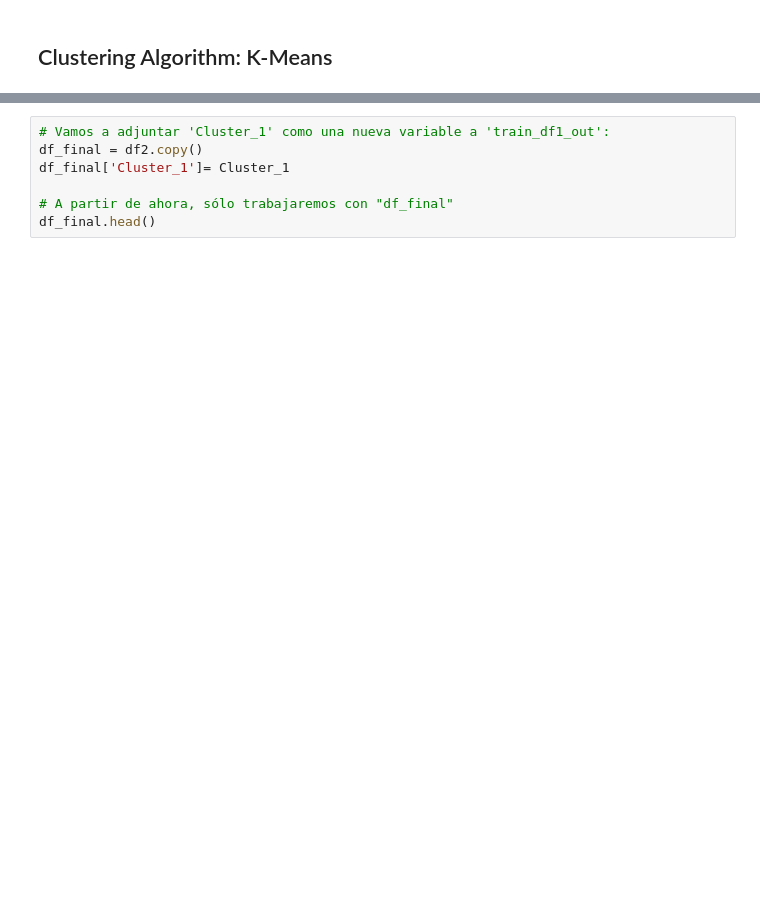
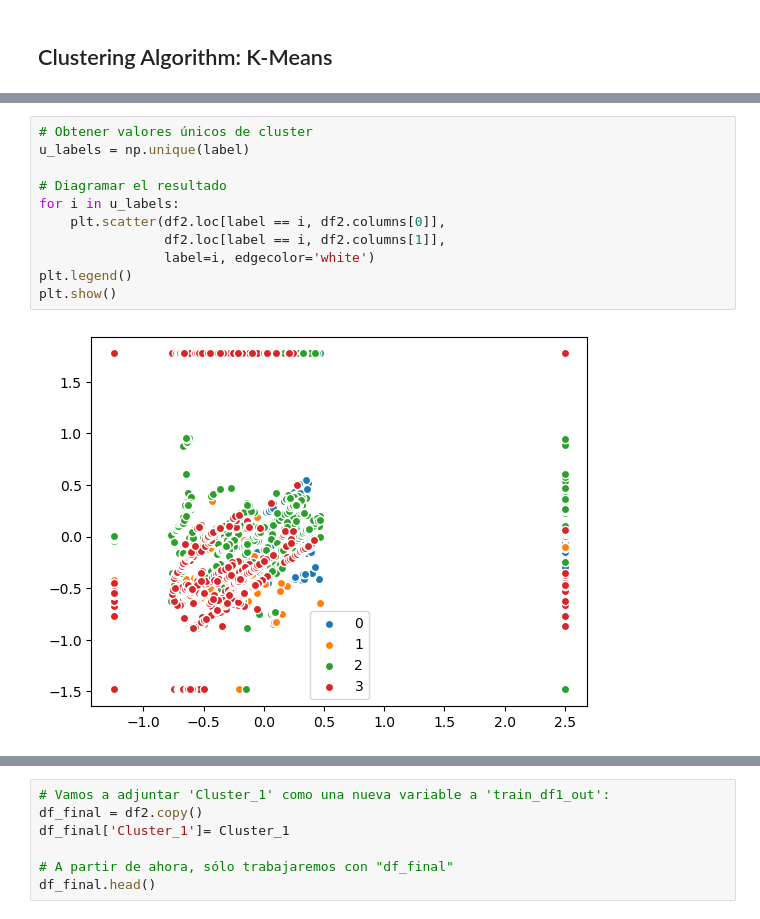
Before and after one commit to Leostark95/Analitica_2_Proyecto_2, a Jupyter notebook: Notebook.ipynb, the cells around one changed output, grey strips where cells are left out. Cells and saved outputs as stored; diff of their text form; blank space fills up the shorter version.

```diff
--- a/Notebook.ipynb
+++ b/Notebook.ipynb
@@ -418,0 +474,13 @@ for i in range(1, 6):
+# %%
+# Obtener valores únicos de cluster
+u_labels = np.unique(label)
+
+# Diagramar el resultado
+for i in u_labels:
+    plt.scatter(df2.loc[label == i, df2.columns[0]],
+                df2.loc[label == i, df2.columns[1]],
+                label=i, edgecolor='white')
+plt.legend()
+plt.show()
+# %% [output]
+[figure, added]
```
Also changed, not shown: parts of 17 cells of this notebook, 1 other file.
